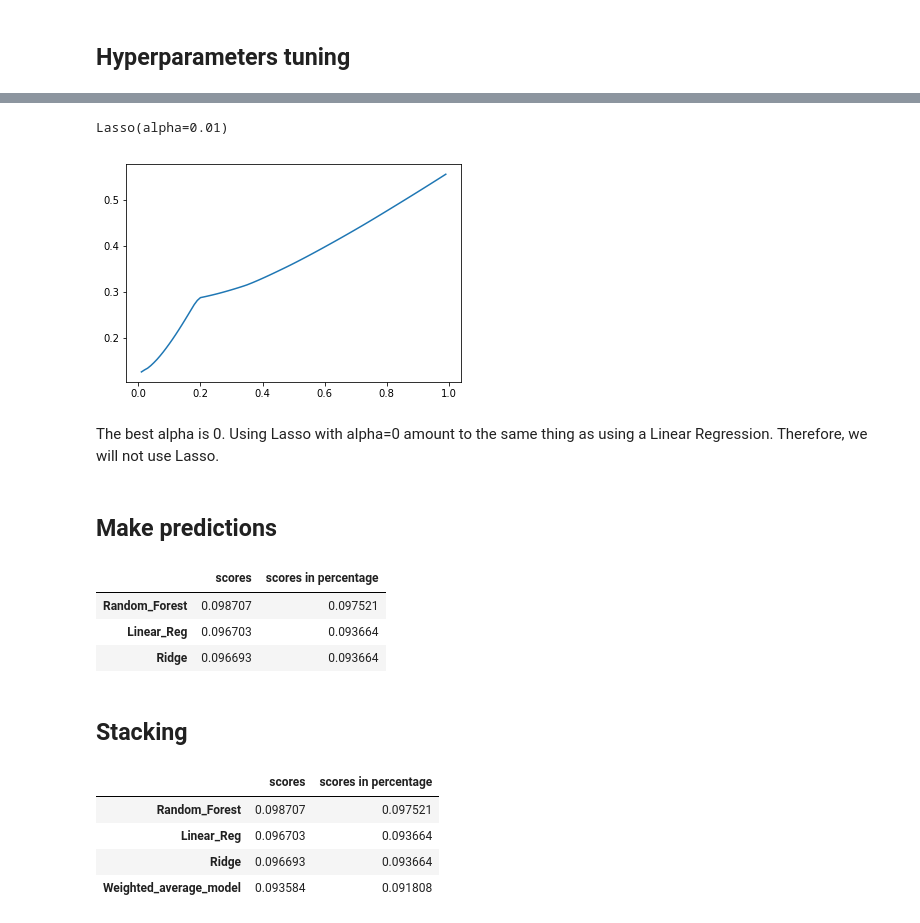
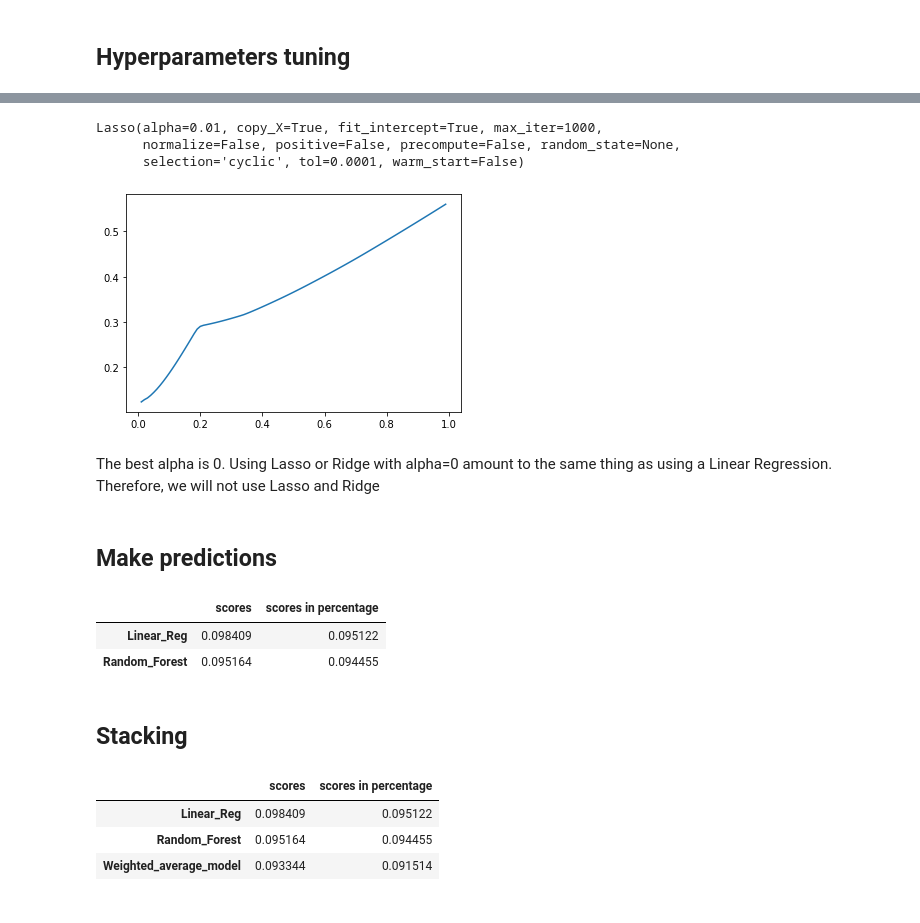
Before and after one commit to gaetanlop/Apartments_Paris, a Jupyter notebook: Model Building 1.ipynb, the cells around one changed output, grey strips where cells are left out. Drawn from its saved outputs; the diff is of its cells as text; code cells hidden in the pictures.

```diff
--- a/Model Building 1.ipynb
+++ b/Model Building 1.ipynb
@@ -64,12 +64,8 @@ Index(['m2', 'nb_rooms', 'nb_bedrooms', 'building_floor', 'apartment_floor',
        'Heating_Individual', 'Last_floor', 'district', 'SalePrice_K'],
       dtype='object')
 # %%
-df=df[['m2', 'nb_rooms','nb_bedrooms', 'building_floor',
-       'apartment_floor', 'nb_bath', 'Cellar', 'balc_patio', 'Heating',
-       'Renovated', 'Parking', 'SalePrice_K', 'building_height', 'Ground_floor',
-       'Heating_Central', 'Heating_Individual', 'Last_floor', 'district']]
+df=df[['m2', 'nb_rooms','nb_bedrooms','nb_bath','apartment_floor','building_floor',
+        'Cellar','Parking', 'balc_patio','Renovated', 'Ground_floor',
+       'Last_floor', 'district','building_height','SalePrice_K']]
 # %% [markdown]
 ## Dealing with categorical variables
-# %%
-#get dummy data
-df=pd.get_dummies(df)
@@ -80,3 +72,10 @@ df.shape
+# %%
+from sklearn.preprocessing import OneHotEncoder
+encoder=OneHotEncoder(handle_unknown='ignore',sparse=False)
+df_enc=pd.DataFrame(encoder.fit_transform(df[['balc_patio','district','building_height']]))
+df_enc.columns=encoder.get_feature_names(['balc_patio','district','building_height'])
+df.drop(['balc_patio','district','building_height'],axis=1,inplace=True)
+df=pd.concat([df,df_enc],axis=1)
 # %%
 df.head()
 # %% [output]
@@ -228,10 +254,12 @@ best_alpha=min(err, key=itemgetter(1))[0]
 las=Lasso(alpha=best_alpha)
 las.fit(X_train,y_train)
 # %% [output]
-Lasso(alpha=0.01)
+Lasso(alpha=0.01, copy_X=True, fit_intercept=True, max_iter=1000,
+      normalize=False, positive=False, precompute=False, random_state=None,
+      selection='cyclic', tol=0.0001, warm_start=False)
-[figure, old version]
+[figure, new version]
 # %% [markdown]
-The best alpha is 0. Using Lasso with alpha=0 amount to the same thing as using a Linear Regression. Therefore, we will not use Lasso.
+The best alpha is 0. Using Lasso or Ridge with alpha=0 amount to the same thing as using a Linear Regression. Therefore, we will not use Lasso and Ridge
 # %% [markdown]
 ## Make predictions
 # %%
@@ -251,14 +276,13 @@ scores_rg_pr=(mean_absolute_error(np.exp(preds_rg),np.exp(y_test)))/(np.mean(np.
 scores_rf_pr=(mean_absolute_error(np.exp(preds_rf),np.exp(y_test)))/(np.mean(np.exp(y_test)))
 # %%
 #put the scores in a DataFrame
-scores=pd.DataFrame({'scores':[scores_lr,scores_rg,scores_rf],'scores in percentage':[scores_lr_pr,scores_rg_pr,scores_rf_pr]})
-scores= scores.rename(index={0:'Linear_Reg',1:'Ridge',2:'Random_Forest'}).sort_values('scores',ascending=False)
+scores=pd.DataFrame({'scores':[scores_lr,scores_rf],'scores in percentage':[scores_lr_pr,scores_rf_pr]})
+scores= scores.rename(index={0:'Linear_Reg',1:'Random_Forest'}).sort_values('scores',ascending=False)
 scores
 # %% [output]
 |  | scores | scores in percentage |
-| Random_Forest | 0.098707 | 0.097521 |
-| Linear_Reg | 0.096703 | 0.093664 |
-| Ridge | 0.096693 | 0.093664 |
+| Linear_Reg | 0.098409 | 0.095122 |
+| Random_Forest | 0.095164 | 0.094455 |
 # %% [markdown]
 ## Stacking
 # %%
@@ -282,18 +306,17 @@ class WeightedAveragedModels(BaseEstimator, RegressorMixin, TransformerMixin):
         ])
         return np.sum(predictions*self.weights/10, axis=1)
 # %%
-weighted_average_model = WeightedAveragedModels(models = [lr,lr_rg,rf], weights=[2,3, 5])
+weighted_average_model = WeightedAveragedModels(models = [lr,rf], weights=[5,5])
 weighted_average_model.fit(X_train,y_train)
 preds_avg=weighted_average_model.predict(X_test)
 scores_avg=mean_absolute_error(preds_avg,y_test)
 scores_avg_pr=(mean_absolute_error(np.exp(preds_avg),np.exp(y_test)))/(np.mean(np.exp(y_test)))
 # %%
-final_scores=pd.DataFrame({'scores':[scores_lr,scores_rg,scores_rf,scores_avg],'scores in percentage':[scores_lr_pr,scores_rg_pr,scores_rf_pr,scores_avg_pr]})
-final_scores= final_scores.rename(index={0:'Linear_Reg',1:'Ridge',2:'Random_Forest',3:'Weighted_average_model'}).sort_values('scores',ascending=False)
+final_scores=pd.DataFrame({'scores':[scores_lr,scores_rf,scores_avg],'scores in percentage':[scores_lr_pr,scores_rf_pr,scores_avg_pr]})
+final_scores= final_scores.rename(index={0:'Linear_Reg',1:'Random_Forest',2:'Weighted_average_model'}).sort_values('scores',ascending=False)
 final_scores
 # %% [output]
 |  | scores | scores in percentage |
-| Random_Forest | 0.098707 | 0.097521 |
-| Linear_Reg | 0.096703 | 0.093664 |
-| Ridge | 0.096693 | 0.093664 |
-| Weighted_average_model | 0.093584 | 0.091808 |
+| Linear_Reg | 0.098409 | 0.095122 |
+| Random_Forest | 0.095164 | 0.094455 |
+| Weighted_average_model | 0.093344 | 0.091514 |
```
Also changed, not shown: parts of 17 cells of this notebook, 11 other files.
